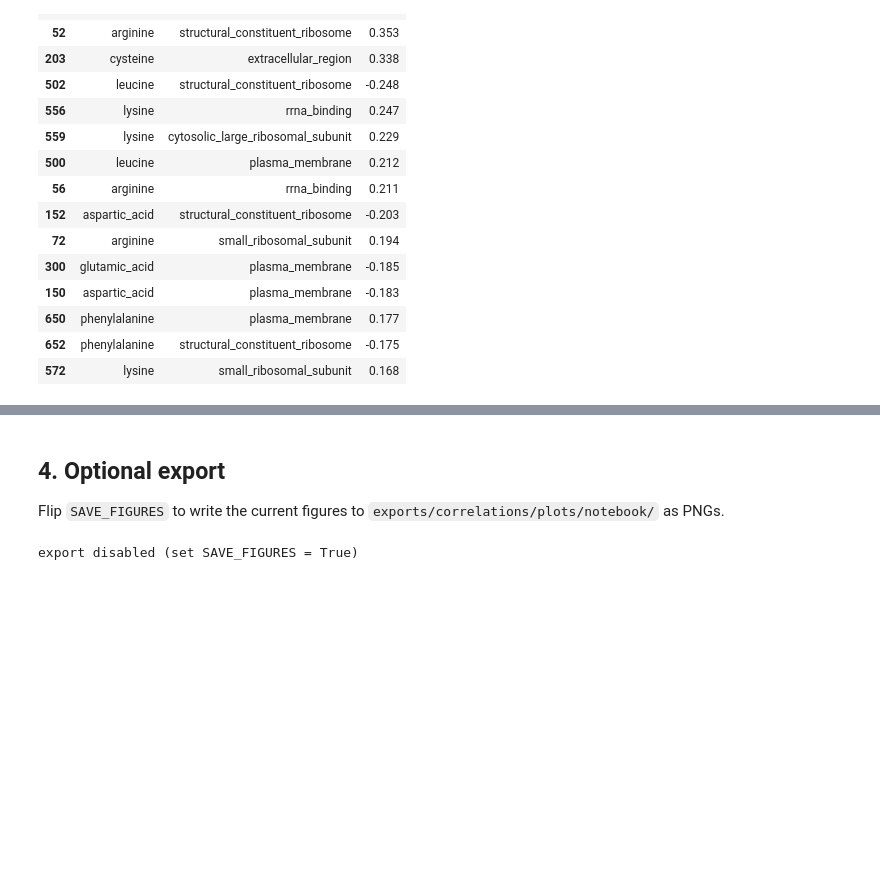
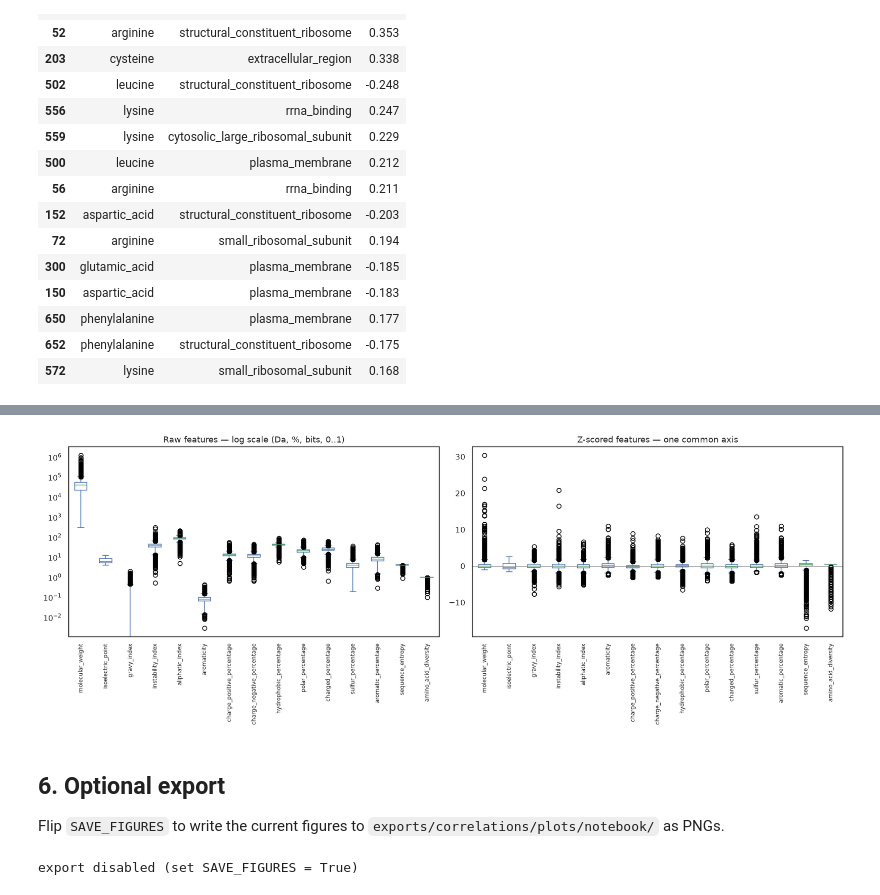
Before and after one commit to YuzuruTK/FASTA2GO, a Jupyter notebook: notebooks/correlations.ipynb, the cells around one changed output, grey strips where cells are left out. Drawn from its saved outputs; the diff is of its cells as text; code cells hidden in the pictures; blank space fills up the shorter version.

```diff
--- a/notebooks/correlations.ipynb
+++ b/notebooks/correlations.ipynb
@@ -355,5 +678,22 @@ strongest.sort_values("abs_r", ascending=False).head(15).drop(columns="abs_r").r
+# %%
+# The point of scaling: one common axis for properties in different units.
+sample = pd.DataFrame(next(feature_chunks(conn, 20_000)), columns=FEATURE_COLUMNS)
+scaled_sample = (sample - feature_mean) / feature_std
+
+fig, axes = plt.subplots(1, 2, figsize=(16, 6))
+sample.plot(kind="box", ax=axes[0], logy=True, legend=False)
+axes[0].set_title("Raw features — log scale (Da, %, bits, 0..1)", fontsize=12)
+scaled_sample.plot(kind="box", ax=axes[1], legend=False)
+axes[1].set_title("Z-scored features — one common axis", fontsize=12)
+for ax in axes:
+    ax.tick_params(axis="x", labelrotation=90, labelsize=8)
+axes[1].axhline(0, color="grey", linewidth=0.8)
+plt.tight_layout()
+plt.show()
+# %% [output]
+[figure, added]
 # %% [markdown]
-## 4. Optional export
+## 6. Optional export
 
 Flip `SAVE_FIGURES` to write the current figures to
 `exports/correlations/plots/notebook/` as PNGs.
```
Also changed, not shown: parts of 14 cells of this notebook, 9 other files.
